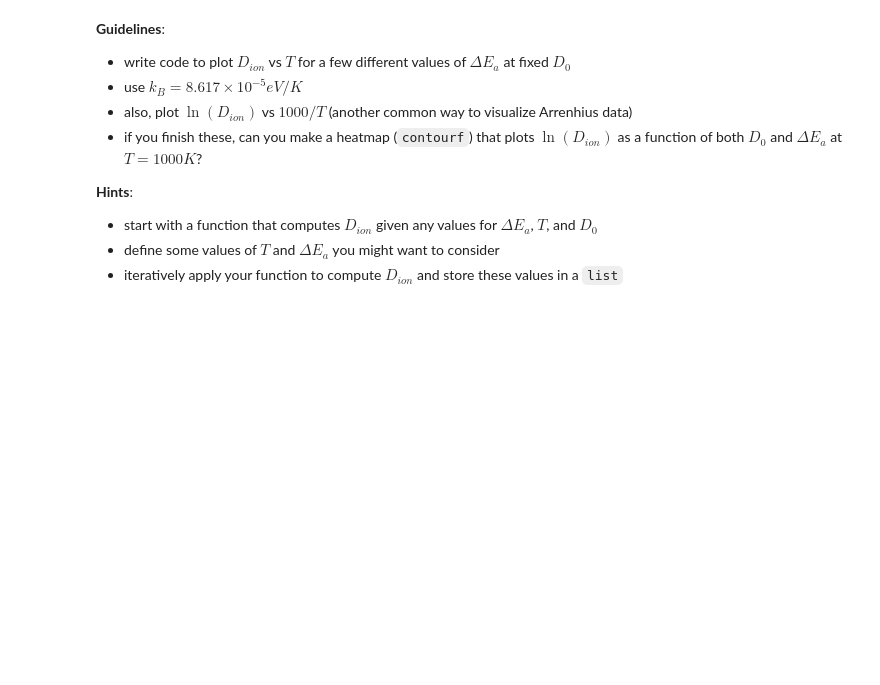
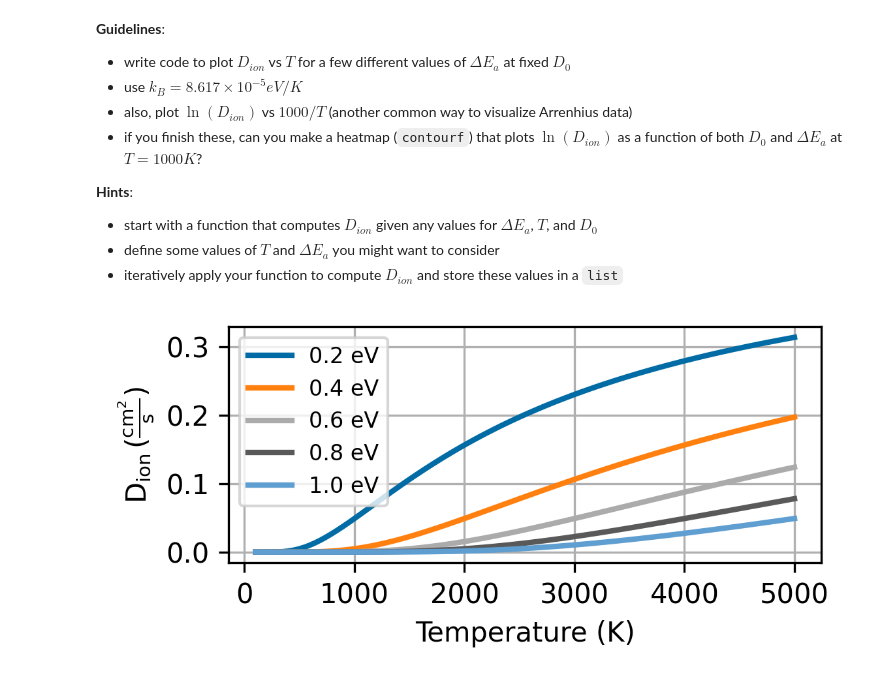
Before and after one commit to Bartel-Group/Su25-hsi-ml-solid-state-chem, a Jupyter notebook: modules/notebooks/lab2_intro-to-python.ipynb, the cells around one changed output. Cells and saved outputs as stored; diff of their text form; code cells hidden in the pictures; blank space fills up the shorter version.

```diff
--- a/modules/notebooks/lab2_intro-to-python.ipynb
+++ b/modules/notebooks/lab2_intro-to-python.ipynb
@@ -492,3 +492,43 @@ $$
 - iteratively apply your function to compute $D_{ion}$ and store these values in a `list`
 # %%
 # Write your code here
+# Define constants
+k_B = 8.617e-5
+
+# Arrhenius function
+def arrhenius_diffusivity(activation_energy, temperature, D0=1):
+    """
+    Calculates the ion diffusivity using the Arrenhius relationship
+
+    Args:
+        activation_energy (float) : activation energy in eV
+        temperature (float) : temperature in K
+        D0 (float) : pre-exponential factor in cm^2/s
+
+    Returns:
+        ionic diffusivity, D_{ion}, (float) in cm^2/s (or more generally, in the same units as D0)
+    """
+    return D0 * np.exp(-activation_energy / (k_B * temperature))
+
+# Pre-exponential term in cm^2/s
+D0 = 0.5
+
+# Range of activation energies in eV
+activation_energies = np.linspace(0.2, 1, 5)
+
+# Temperature range in K
+Ts = np.linspace(100, 5000, 100)
+
+fig = plt.figure()
+ax = plt.subplot(111)
+for Ea in activation_energies:
+    rates = [arrhenius_diffusivity(Ea, T, D0) for T in Ts]
+    ax = plt.plot(Ts, rates, label='%.1f eV' % Ea)
+
+ax = plt.xlabel('Temperature (K)')
+ax = plt.ylabel(r'$D_{ion}$'+r'$\/(\frac{cm^2}{s})$')
+ax = plt.legend()
+ax = plt.grid(True)
+ax = plt.show()
+# %% [output]
+[figure, added]
```
Also changed, not shown: parts of 2 cells of this notebook, 4 other files.
